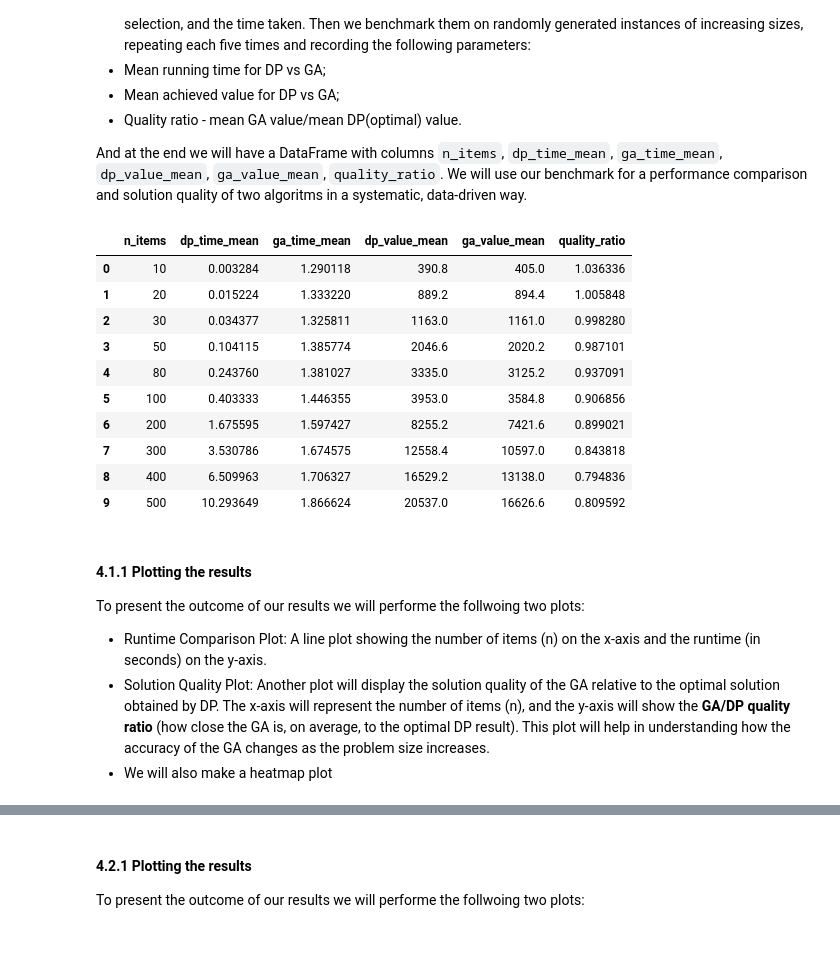
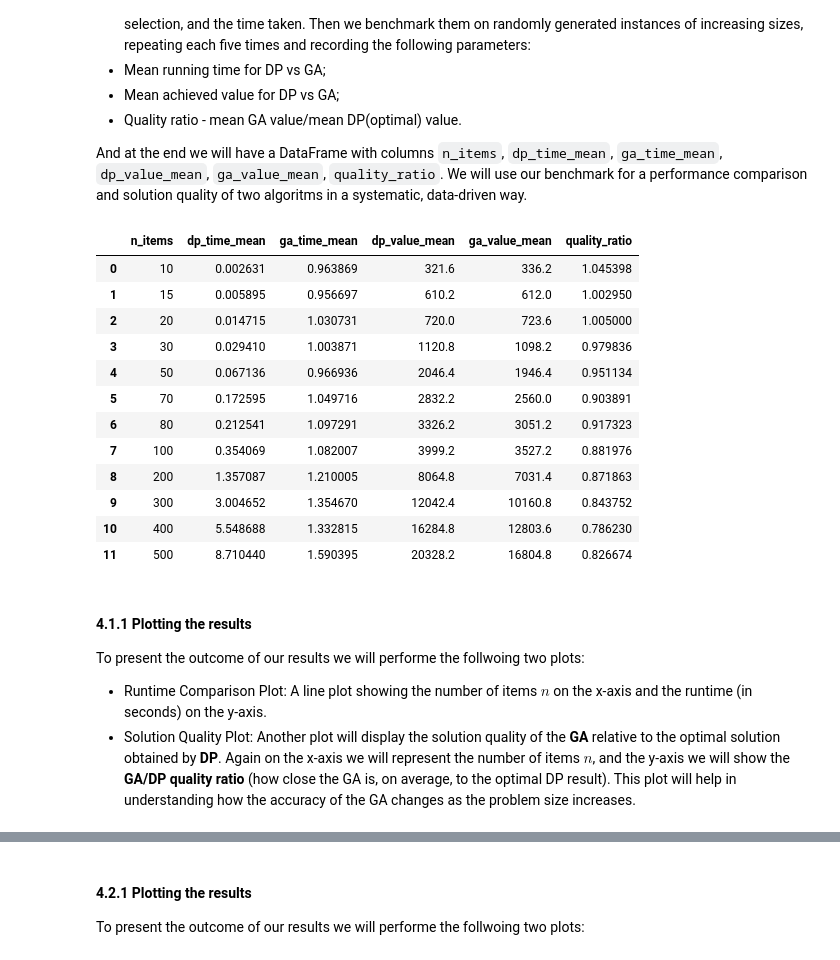
Before and after one commit to i11g/Math-Project, a Jupyter notebook: Math Project.ipynb, the cells around one changed output, grey strips where cells are left out. Saved outputs shown, nothing was run; the diff lists cells and outputs as text; code cells hidden in the pictures.

```diff
--- a/Math Project.ipynb
+++ b/Math Project.ipynb
@@ -316,15 +316,10 @@ The remaining `population_size` - (1 for elitsim) slots in the new population ar
 
 After completing all `num_generations`, the algorithm returns the best fitness value achieved during the entire run. The corresponding binary vector (the individual) that yielded this best fitness, representing the selected items for the knapsack.
 # %%
-def solve_knapsack_ga(weights, values, capacity,
-                               population_size=100,
-                               num_generations=500,
-                               mutation_rate=0.01,
-                               tournament_size=5,
-                               elitism=True,
-                               penalty_coef=1.0):
+def solve_knapsack_ga(weights, values, capacity, population_size=100, num_generations=500, mutation_rate=0.01,
+                               tournament_size=5, elitism=True, penalty_coef=1.0):
+
     n = len(weights)
-
     def fitness(ind):
         w = (weights * ind).sum()
         v = (values  * ind).sum()
@@ -333,6 +328,7 @@ def solve_knapsack_ga(weights, values, capacity,
         else:
             # Penalize overweight
             return v - penalty_coef * (w - capacity)
+
     def create():
         return np.random.randint(0, 2, size=n)
 
@@ -436,50 +432,51 @@ def benchmark_with_quality(ns, repeats=5, ga_params=None):
             dp_times.append(t_dp)
             ga_times.append(t_ga)
             dp_vals.append(val_dp)
             ga_vals.append(val_ga)
 
         mean_dp_val = np.mean(dp_vals)
         mean_ga_val = np.mean(ga_vals)
         results.append({
             'n_items': n,
             'dp_time_mean': np.mean(dp_times),
             'ga_time_mean': np.mean(ga_times),
             'dp_value_mean': mean_dp_val,
             'ga_value_mean': mean_ga_val,
             'quality_ratio': mean_ga_val / mean_dp_val
         })
     return pd.DataFrame(results)
 
 # Define and run
-ns = [10, 15, 20, 30, 50, 80, 100, 200, 300, 400, 500]
+ns = [10, 15, 20, 30, 50, 70, 80, 100, 200, 300, 400, 500]
 ga_params = {
     'population_size': 200,
     'num_generations': 500,
     'mutation_rate': 0.01,
     'tournament_size': 5,
     'elitism': True}
 df_quality = benchmark_with_quality(ns, repeats=5, ga_params=ga_params)
 
 # Display results
 display(df_quality)
 # %% [output]
 |  | n_items | dp_time_mean | ga_time_mean | dp_value_mean | ga_value_mean | quality_ratio |
-| 0 | 10 | 0.003284 | 1.290118 | 390.8 | 405.0 | 1.036336 |
-| 1 | 20 | 0.015224 | 1.333220 | 889.2 | 894.4 | 1.005848 |
-| 2 | 30 | 0.034377 | 1.325811 | 1163.0 | 1161.0 | 0.998280 |
-| 3 | 50 | 0.104115 | 1.385774 | 2046.6 | 2020.2 | 0.987101 |
-| 4 | 80 | 0.243760 | 1.381027 | 3335.0 | 3125.2 | 0.937091 |
-| 5 | 100 | 0.403333 | 1.446355 | 3953.0 | 3584.8 | 0.906856 |
-| 6 | 200 | 1.675595 | 1.597427 | 8255.2 | 7421.6 | 0.899021 |
-| 7 | 300 | 3.530786 | 1.674575 | 12558.4 | 10597.0 | 0.843818 |
-| 8 | 400 | 6.509963 | 1.706327 | 16529.2 | 13138.0 | 0.794836 |
-| 9 | 500 | 10.293649 | 1.866624 | 20537.0 | 16626.6 | 0.809592 |
+| 0 | 10 | 0.002631 | 0.963869 | 321.6 | 336.2 | 1.045398 |
+| 1 | 15 | 0.005895 | 0.956697 | 610.2 | 612.0 | 1.002950 |
+| 2 | 20 | 0.014715 | 1.030731 | 720.0 | 723.6 | 1.005000 |
+| 3 | 30 | 0.029410 | 1.003871 | 1120.8 | 1098.2 | 0.979836 |
+| 4 | 50 | 0.067136 | 0.966936 | 2046.4 | 1946.4 | 0.951134 |
+| 5 | 70 | 0.172595 | 1.049716 | 2832.2 | 2560.0 | 0.903891 |
+| 6 | 80 | 0.212541 | 1.097291 | 3326.2 | 3051.2 | 0.917323 |
+| 7 | 100 | 0.354069 | 1.082007 | 3999.2 | 3527.2 | 0.881976 |
+| 8 | 200 | 1.357087 | 1.210005 | 8064.8 | 7031.4 | 0.871863 |
+| 9 | 300 | 3.004652 | 1.354670 | 12042.4 | 10160.8 | 0.843752 |
+| 10 | 400 | 5.548688 | 1.332815 | 16284.8 | 12803.6 | 0.786230 |
+| 11 | 500 | 8.710440 | 1.590395 | 20328.2 | 16804.8 | 0.826674 |
 # %% [markdown]
 #### 4.1.1 Plotting the results
 To present the outcome of our results we will performe the follwoing two plots:
-- Runtime Comparison Plot: A line plot showing the number of items (n) on the x-axis and the runtime (in seconds) on the y-axis.
-- Solution Quality Plot: Another plot will display the solution quality of the GA relative to the optimal solution obtained by DP. The x-axis will represent the number of items (n), and the y-axis will show the **GA/DP quality ratio** (how close the GA is, on average, to the optimal DP result). This plot will help in understanding how the accuracy of the GA changes as the problem size increases.
-- We will also make a heatmap plot
+- Runtime Comparison Plot: A line plot showing the number of items $n$ on the x-axis and the runtime (in seconds) on the y-axis.
+- Solution Quality Plot: Another plot will display the solution quality of the **GA** relative to the optimal solution obtained by **DP**. Again on the x-axis we will represent the number of items $n$, and the y-axis we will show the **GA/DP quality ratio** (how close the GA is, on average, to the optimal DP result). This plot will help in understanding how the accuracy of the GA changes as the problem size increases.
 # %%
 # Plot runtime comparison of DP vs GA vs number of items
 plt.figure(figsize=(8, 6))
```
Also changed, not shown: parts of 20 cells of this notebook, 6 other files.
